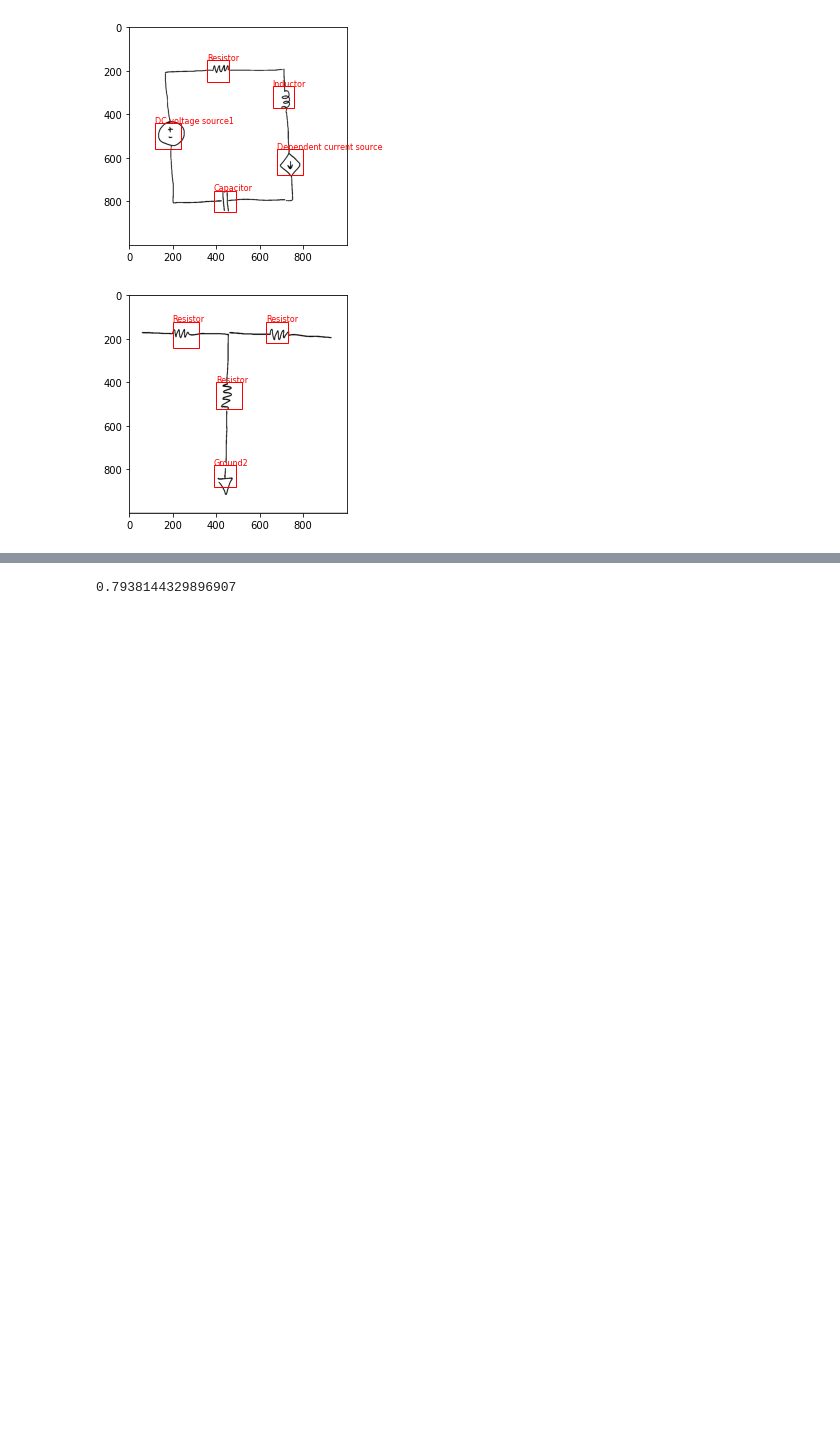
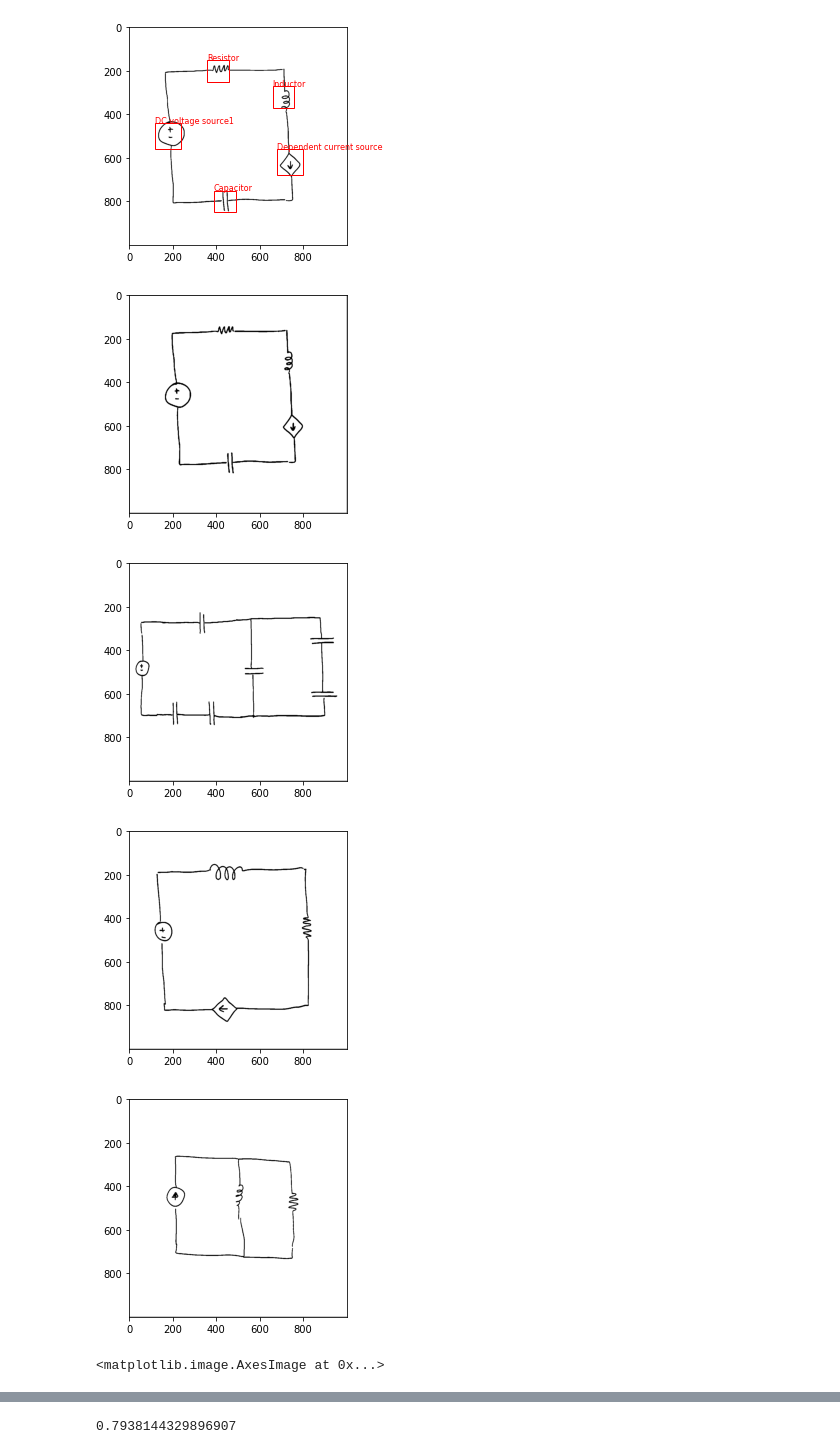
Before and after one commit to ottars/From-Component-Detection-to-Simulation-of-Analog-Circuits-Using-CNNs, a Jupyter notebook: From_Component_Detection_to_Simulation_of_Analog_Circuits_Using_CNNs.ipynb, the cells around one changed output, grey strips where cells are left out. Cells and saved outputs as stored; diff of their text form; code cells hidden in the pictures; blank space fills up the shorter version.

```diff
--- a/From_Component_Detection_to_Simulation_of_Analog_Circuits_Using_CNNs.ipynb
+++ b/From_Component_Detection_to_Simulation_of_Analog_Circuits_Using_CNNs.ipynb
@@ -695,8 +695,21 @@ boxes_new, classes_new = non_max_suppression(boxes,classes,0)
 drawBoxes(testphoto,boxes_new,classes_new)
 # %% [output]
 [figure]
-# %%
-boxes_new, classes_new = non_max_suppression(boxes_new,classes_new,0)
-drawBoxes(testphoto,boxes_new,classes_new)
-# %% [output]
-[figure, removed]
+# %%
+#Here are a few of the other images from the test set.
+
+plt.imshow(circuits[0],cmap="gray")
+plt.show()
+plt.imshow(circuits[5],cmap="gray")
+plt.show()
+plt.imshow(circuits[10],cmap="gray")
+plt.show()
+plt.imshow(circuits[15],cmap="gray")
+plt.show()
+plt.imshow(circuits[20],cmap="gray")
+# %% [output]
+[figure, added]
+[figure, added]
+[figure, added]
+[figure, added]
+<matplotlib.image.AxesImage at 0x...>
```
Also changed, not shown: parts of 9 cells of this notebook.
